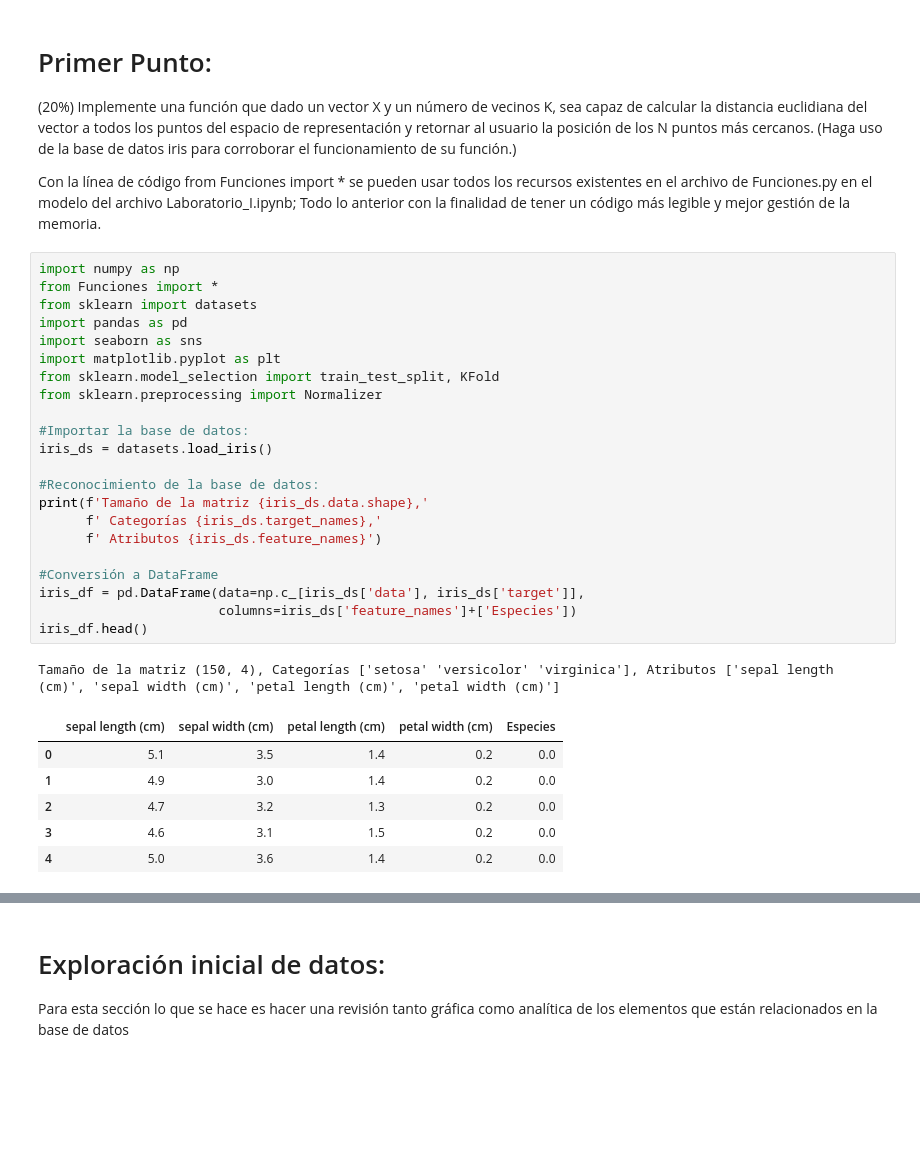
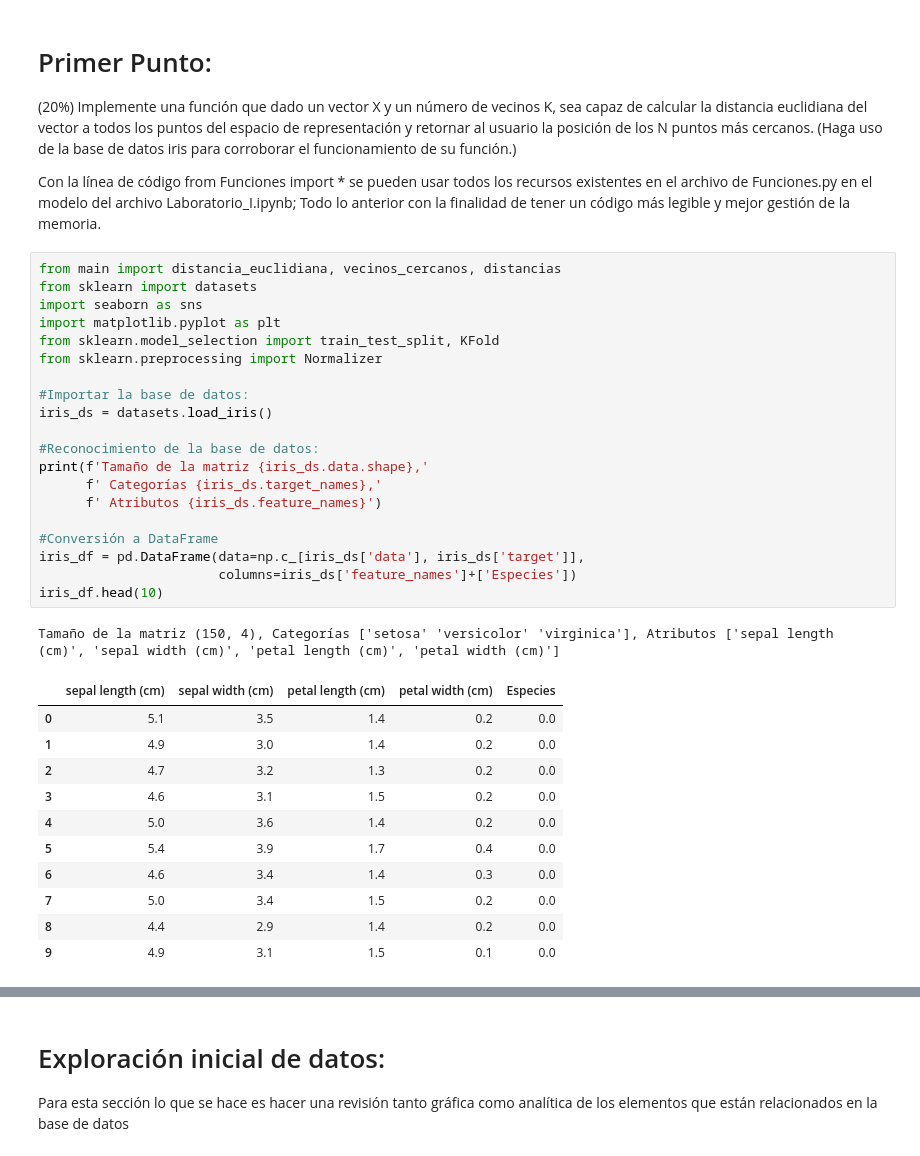
Before and after one commit to Freakscode/Auto2, a Jupyter notebook: LabI.ipynb, the cells around one changed output, grey strips where cells are left out. Saved outputs shown, nothing was run; the diff lists cells and outputs as text; blank space fills up the shorter version.

```diff
--- a/LabI.ipynb
+++ b/LabI.ipynb
@@ -5,35 +5,38 @@
 
 Con la línea de código from Funciones import * se pueden usar todos los recursos existentes en el archivo de Funciones.py en el modelo del archivo Laboratorio_I.ipynb; Todo lo anterior con la finalidad de tener un código más legible y mejor gestión de la memoria.
 # %%
-import numpy as np
-from Funciones import *
+from main import distancia_euclidiana, vecinos_cercanos, distancias
 from sklearn import datasets
-import pandas as pd
 import seaborn as sns
 import matplotlib.pyplot as plt
 from sklearn.model_selection import train_test_split, KFold
 from sklearn.preprocessing import Normalizer
 
 #Importar la base de datos:
 iris_ds = datasets.load_iris()
 
 #Reconocimiento de la base de datos:
 print(f'Tamaño de la matriz {iris_ds.data.shape},'
       f' Categorías {iris_ds.target_names},'
       f' Atributos {iris_ds.feature_names}')
 
 #Conversión a DataFrame
 iris_df = pd.DataFrame(data=np.c_[iris_ds['data'], iris_ds['target']],
                        columns=iris_ds['feature_names']+['Especies'])
-iris_df.head()
+iris_df.head(10)
 # %% [output]
 Tamaño de la matriz (150, 4), Categorías ['setosa' 'versicolor' 'virginica'], Atributos ['sepal length (cm)', 'sepal width (cm)', 'petal length (cm)', 'petal width (cm)']
 |  | sepal length (cm) | sepal width (cm) | petal length (cm) | petal width (cm) | Especies |
 | 0 | 5.1 | 3.5 | 1.4 | 0.2 | 0.0 |
 | 1 | 4.9 | 3.0 | 1.4 | 0.2 | 0.0 |
 | 2 | 4.7 | 3.2 | 1.3 | 0.2 | 0.0 |
 | 3 | 4.6 | 3.1 | 1.5 | 0.2 | 0.0 |
 | 4 | 5.0 | 3.6 | 1.4 | 0.2 | 0.0 |
+| 5 | 5.4 | 3.9 | 1.7 | 0.4 | 0.0 |
+| 6 | 4.6 | 3.4 | 1.4 | 0.3 | 0.0 |
+| 7 | 5.0 | 3.4 | 1.5 | 0.2 | 0.0 |
+| 8 | 4.4 | 2.9 | 1.4 | 0.2 | 0.0 |
+| 9 | 4.9 | 3.1 | 1.5 | 0.1 | 0.0 |
 # %% [markdown]
 Para el contexto de esta base de datos es necesario entender que el sepal o sépalo de una flor es la cápsula inicial que protege los demás elementos de la flor antes de que esta florezca, del mismo modo también está el pétalo, que forma la corola de la flor (las hojas con colores bonitos y llamativos característicos de cualquier flor).
 
```
Also changed, not shown: parts of 2 cells of this notebook.
